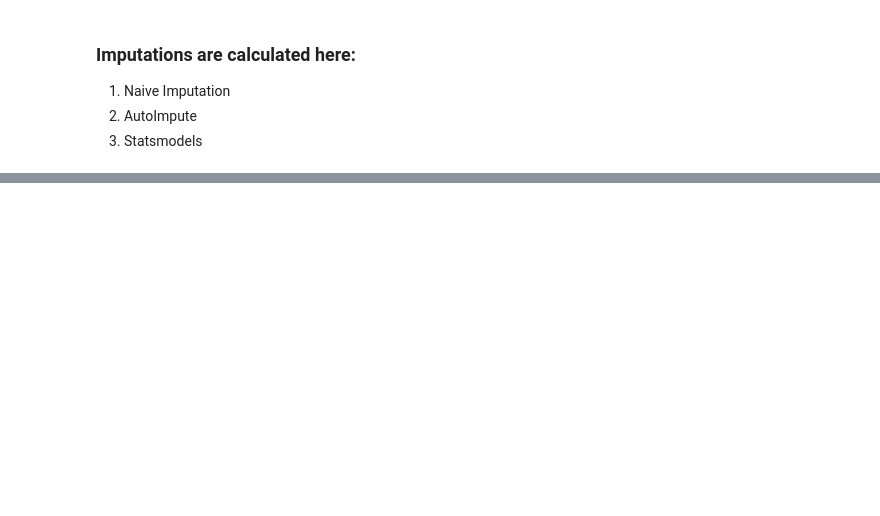
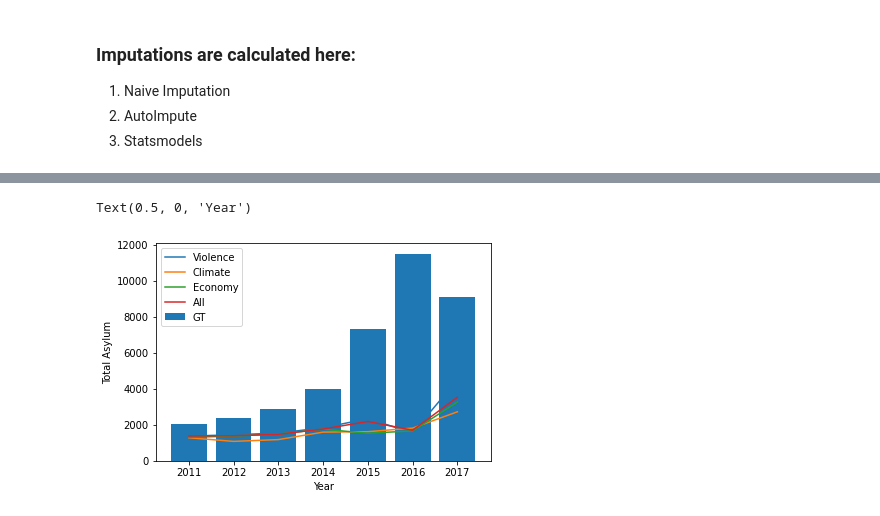
Before and after one commit to Qdata4Capstone/summer21-ML-Migration, a Jupyter notebook: Nature Communications Original/Python Code/asylum-replication-nb.ipynb, the cells around one changed output, grey strips where cells are left out. Saved outputs shown, nothing was run; the diff lists cells and outputs as text; code cells hidden in the pictures; blank space fills up the shorter version.

```diff
--- a/Nature Communications Original/Python Code/asylum-replication-nb.ipynb
+++ b/Nature Communications Original/Python Code/asylum-replication-nb.ipynb
@@ -260,0 +317,12 @@ KeyboardInterrupt:
+# %%
+plt.plot(plot_slices,line_plot_absolute["Violence"],label="Violence")
+plt.plot(plot_slices,line_plot_absolute["Climate"],label="Climate")
+plt.plot(plot_slices,line_plot_absolute["Economy"],label="Economy")
+plt.plot(plot_slices,line_plot_absolute["All"],label="All")
+plt.bar(plot_slices,line_plot_gt["All"],label="GT")
+plt.legend(loc="upper left")
+plt.ylabel('Total Asylum')
+plt.xlabel('Year')
+# %% [output]
+Text(0.5, 0, 'Year')
+[figure, added]
```
Also changed, not shown: parts of 21 cells of this notebook, 1 other file.
